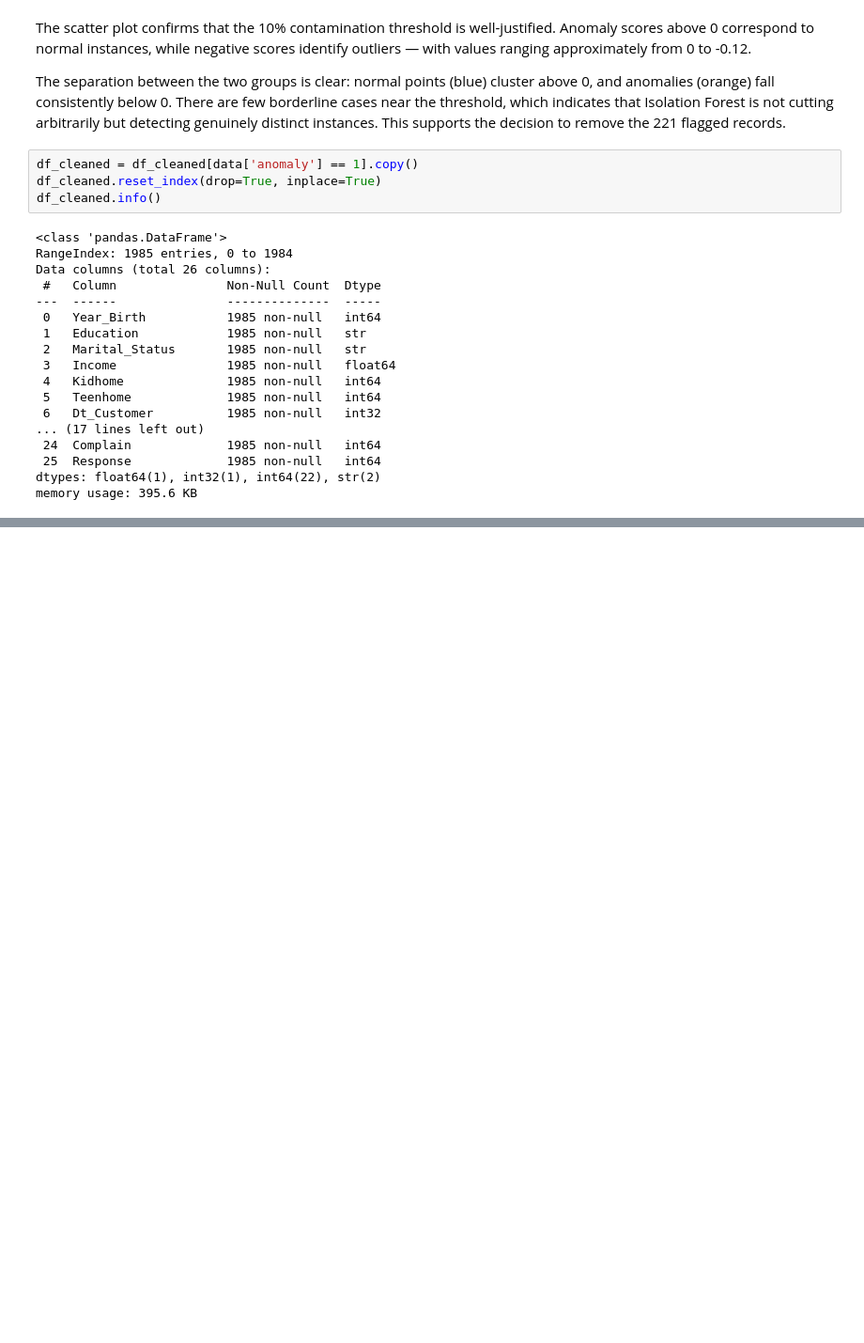
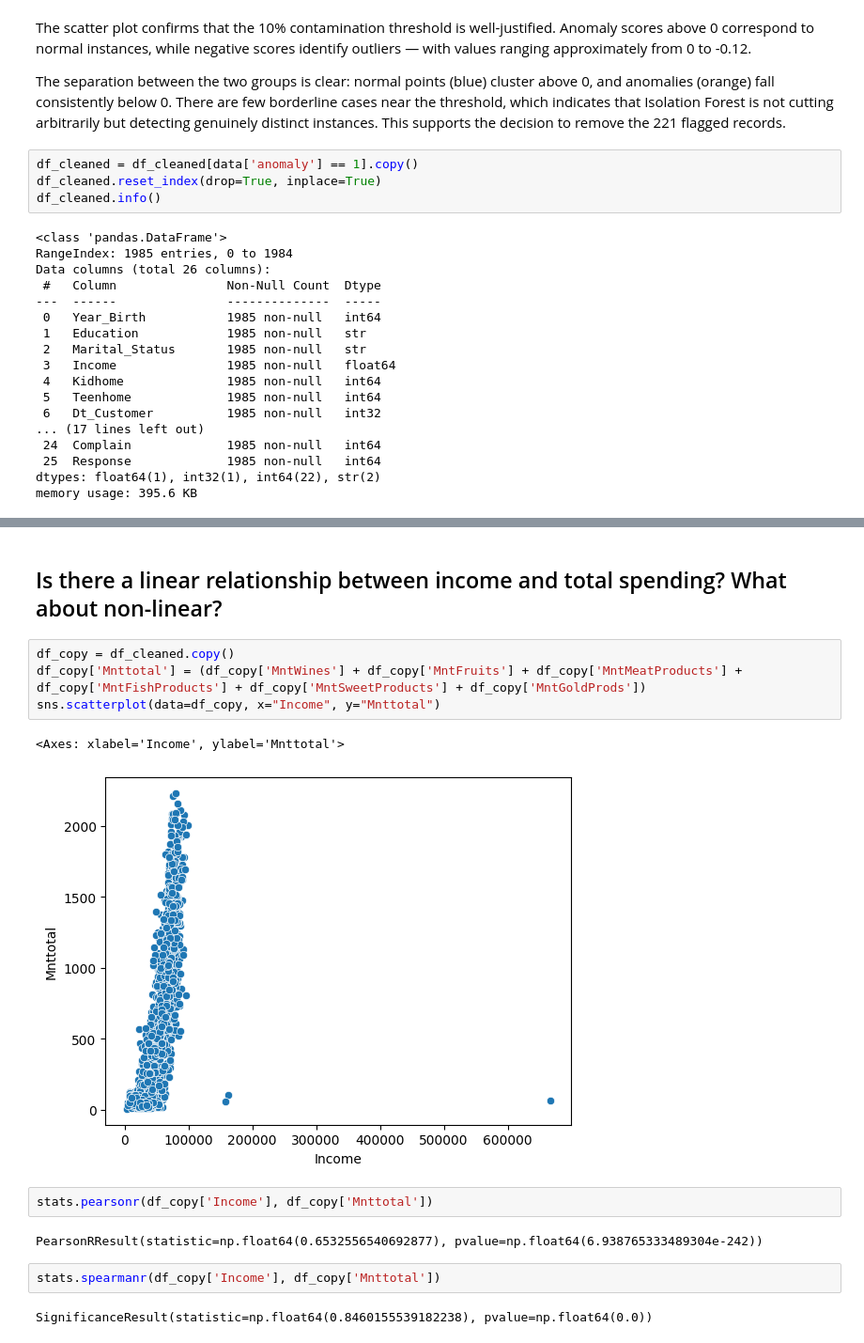
Before and after one commit to AlejandroBeldaFernandez/Customer-Personality-Analysis, a Jupyter notebook: Customer_personality_analysis.ipynb, the cells around one changed output, grey strips where cells are left out. Shown at 94% size. Saved outputs shown, nothing was run; the diff lists cells and outputs as text; blank space fills up the shorter version.

```diff
--- a/Customer_personality_analysis.ipynb
+++ b/Customer_personality_analysis.ipynb
@@ -342,0 +376,17 @@ memory usage: 395.6 KB
+# %% [markdown]
+## Is there a linear relationship between income and total spending? What about non-linear?
+# %%
+df_copy = df_cleaned.copy()
+df_copy['Mnttotal'] = (df_copy['MntWines'] + df_copy['MntFruits'] + df_copy['MntMeatProducts'] + df_copy['MntFishProducts'] + df_copy['MntSweetProducts'] + df_copy['MntGoldProds'])
+sns.scatterplot(data=df_copy, x="Income", y="Mnttotal")
+# %% [output]
+<Axes: xlabel='Income', ylabel='Mnttotal'>
+[figure, added]
+# %%
+stats.pearsonr(df_copy['Income'], df_copy['Mnttotal'])
+# %% [output]
+PearsonRResult(statistic=np.float64(0.6532556540692877), pvalue=np.float64(6.938765333489304e-242))
+# %%
+stats.spearmanr(df_copy['Income'], df_copy['Mnttotal'])
+# %% [output]
+SignificanceResult(statistic=np.float64(0.8460155539182238), pvalue=np.float64(0.0))
```
Also changed, not shown: parts of 50 cells of this notebook.
